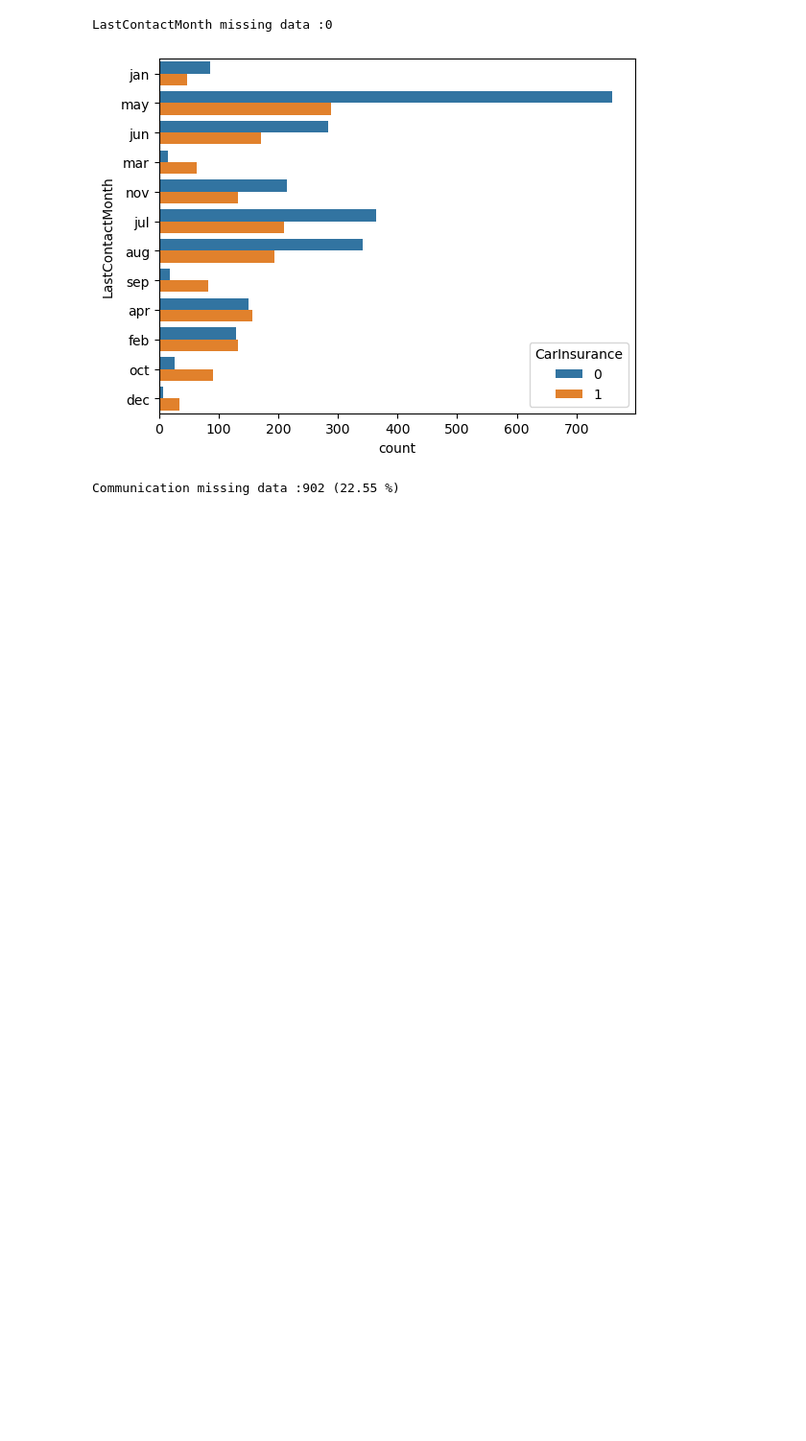
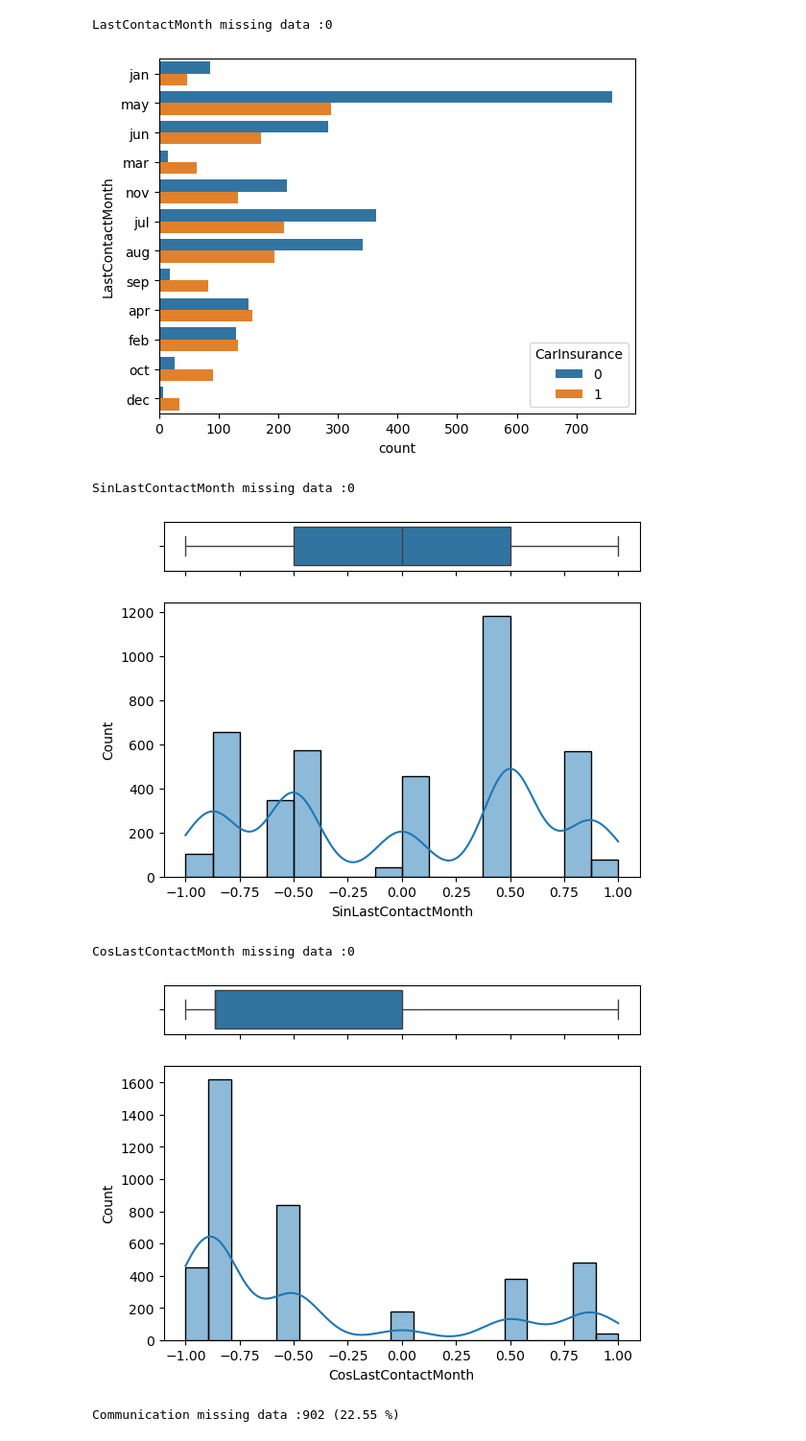
Before and after one commit to isaacebi/Car-Insurance-Cold-Calls, a Jupyter notebook: notebooks/1.0-ie-data-exploration.ipynb, the cells around one changed output. Shown: that part at 96% size. Saved outputs shown, nothing was run; the diff lists cells and outputs as text; code cells hidden in the pictures; blank space fills up the shorter version.

```diff
--- a/notebooks/1.0-ie-data-exploration.ipynb
+++ b/notebooks/1.0-ie-data-exploration.ipynb
@@ -416,6 +477,22 @@ count_cat(df, 'LastContactMonth', 'CarInsurance')
 # %% [output]
 LastContactMonth missing data :0
 [figure]
+# %%
+# Assuming 'month' is a column in your DataFrame
+month_order = ['jan', 'feb', 'mar', 'apr', 'may', 'jun', 'jul', 'aug', 'sep', 'oct', 'nov', 'dec']
+df['LastContactMonth'] = df['LastContactMonth'].map(lambda x: month_order.index(x) + 1)  # Map strings to numeric values
+
+# Cyclic encoding
+df['SinLastContactMonth'] = np.sin(2 * np.pi * df['LastContactMonth'] / 12)
+df['CosLastContactMonth'] = np.cos(2 * np.pi * df['LastContactMonth'] / 12)
+# %%
+boxHist_con(df, 'SinLastContactMonth')
+boxHist_con(df, 'CosLastContactMonth')
+# %% [output]
+SinLastContactMonth missing data :0
+[figure, added]
+CosLastContactMonth missing data :0
+[figure, added]
 # %%
 #--Communication--#
 count_cat(df, 'Communication', 'CarInsurance')
```
Also changed, not shown: parts of 9 cells of this notebook.
